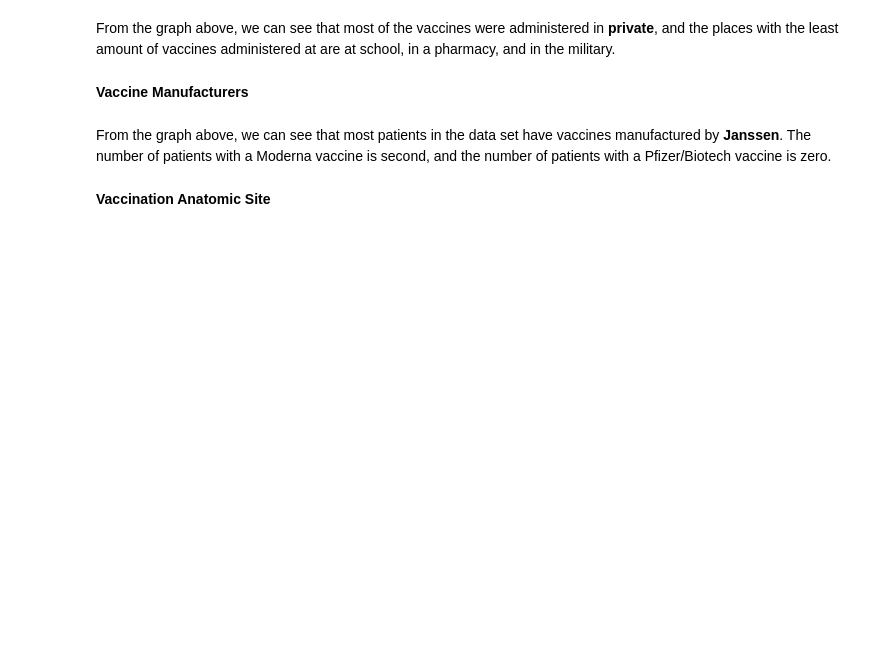
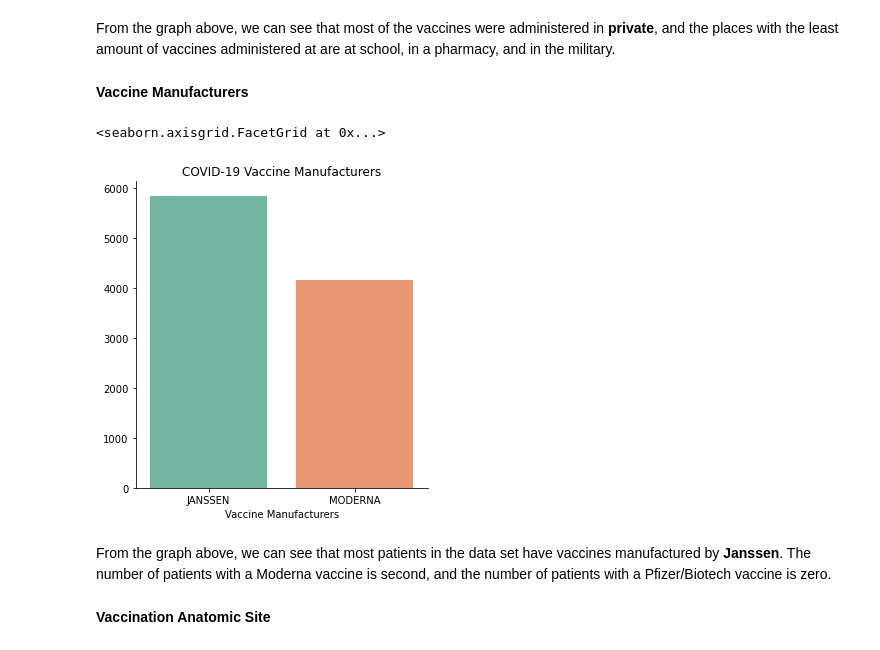
Before and after one commit to beyatris/VaxxAId, a Jupyter notebook: main/vaxxaid.ipynb, the cells around one changed output. Saved outputs shown, nothing was run; the diff lists cells and outputs as text; code cells hidden in the pictures; blank space fills up the shorter version.

```diff
--- a/main/vaxxaid.ipynb
+++ b/main/vaxxaid.ipynb
@@ -320,11 +496,14 @@ From the graph above, we can see that most of the vaccines were administered in
 **Vaccine Manufacturers**
 # %%
 manu_barplot = sns.catplot(x='VAX_MANU', kind='count', palette='Set2', data=sample)
-manu_barplot.axes[0,0].set_xticks([0,1,2])
-manu_barplot.axes[0,0].set_xticklabels(['JANSSEN', 'MODERNA', 'PFIZER/BIOTECH'])
+manu_barplot.axes[0,0].set_xticks([0,1])
+manu_barplot.axes[0,0].set_xticklabels(['JANSSEN', 'MODERNA'])
 manu_barplot.set(title='COVID-19 Vaccine Manufacturers')
 manu_barplot.set_xlabels('Vaccine Manufacturers', clear_inner=False)
 manu_barplot.set_ylabels('', clear_inner=False)
+# %% [output]
+<seaborn.axisgrid.FacetGrid at 0x...>
+[figure, added]
 # %% [markdown]
 From the graph above, we can see that most patients in the data set have vaccines manufactured by **Janssen**. The number of patients with a Moderna vaccine is second, and the number of patients with a Pfizer/Biotech vaccine is zero.
 # %% [markdown]
```
Also changed, not shown: parts of 40 cells of this notebook, 4 other files.
